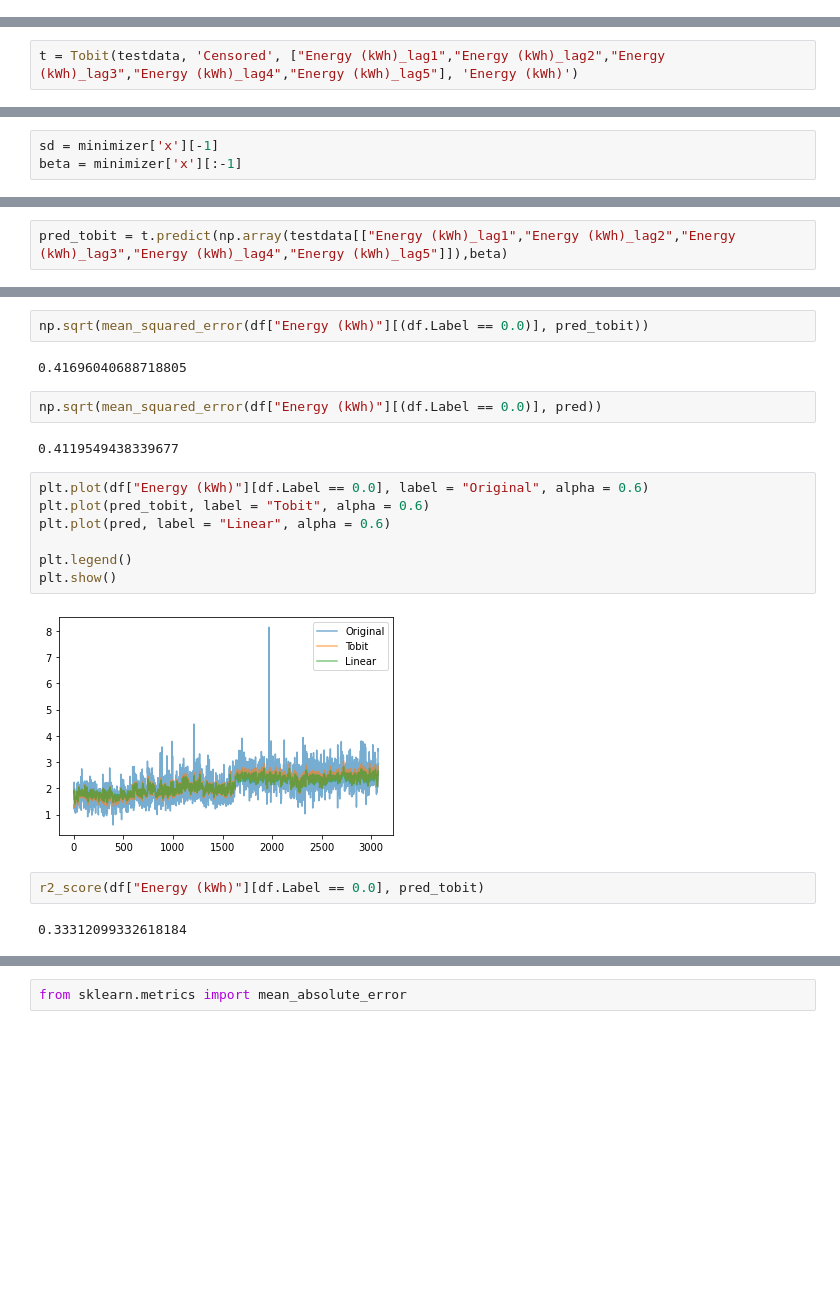
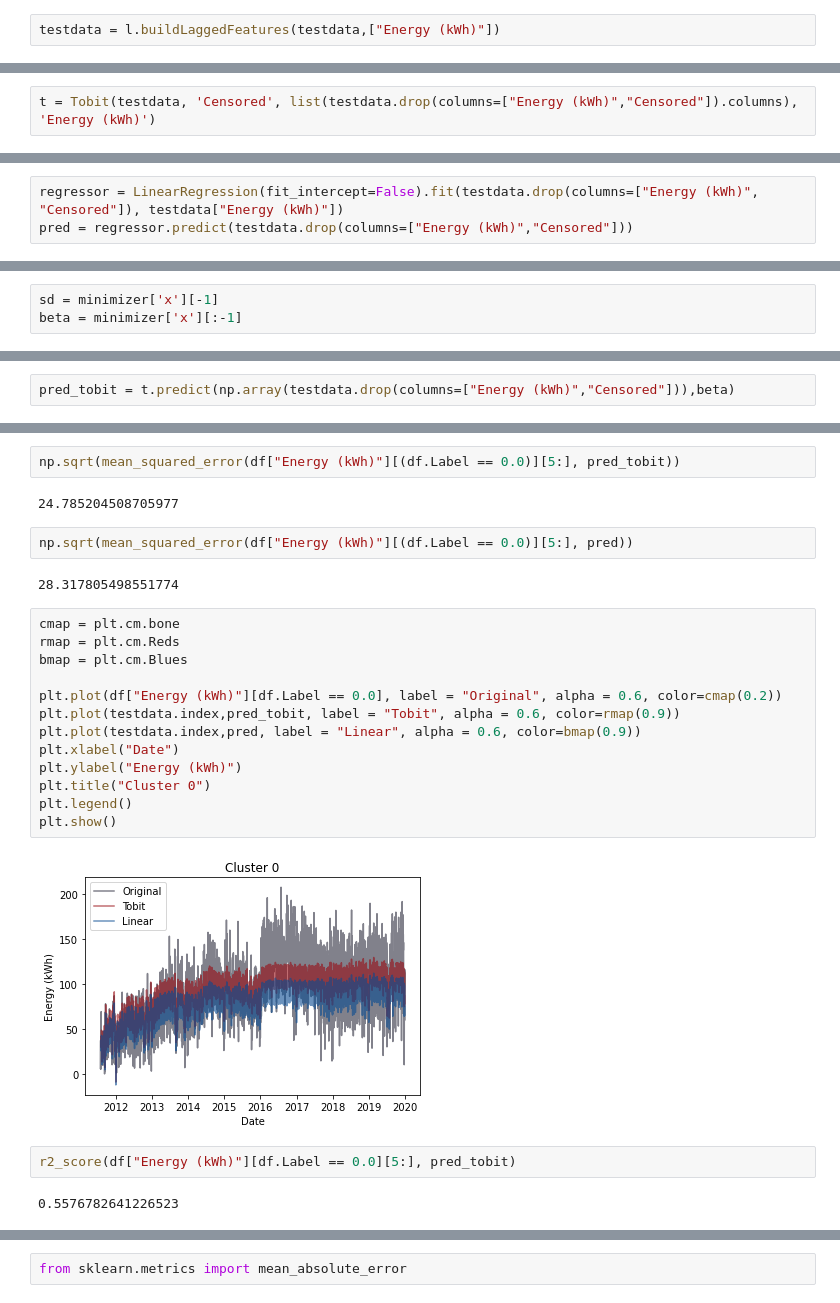
Before and after one commit to Jungar111/Bachelor2021, a Jupyter notebook: Modelling/tobit_test.ipynb, the cells around one changed output, grey strips where cells are left out. Cells and saved outputs as stored; diff of their text form; blank space fills up the shorter version.

```diff
--- a/Modelling/tobit_test.ipynb
+++ b/Modelling/tobit_test.ipynb
@@ -52,5 +113,7 @@ def censor(s):
 
     return s
+# %%
+testdata = l.buildLaggedFeatures(testdata,["Energy (kWh)"])
 # %%
 testdata = testdata.apply(censor, axis=1)
 # %%
@@ -65,2 +128,2 @@ testdata[testdata["Censored"] == False].shape
 # %%
-t = Tobit(testdata, 'Censored', ["Energy (kWh)_lag1","Energy (kWh)_lag2","Energy (kWh)_lag3","Energy (kWh)_lag4","Energy (kWh)_lag5"], 'Energy (kWh)')
+t = Tobit(testdata, 'Censored', list(testdata.drop(columns=["Energy (kWh)","Censored"]).columns), 'Energy (kWh)')
@@ -70,3 +130,6 @@ pred = regressor.predict(np.array(testdata[["Energy (kWh)_lag1","Energy (kWh)_la
+# %%
+regressor = LinearRegression(fit_intercept=False).fit(testdata.drop(columns=["Energy (kWh)", "Censored"]), testdata["Energy (kWh)"])
+pred = regressor.predict(testdata.drop(columns=["Energy (kWh)","Censored"]))
 # %%
 vars = regressor.coef_
 # %%
@@ -182,4 +304,4 @@ array([0.18107919, 0.16463001, 0.16186996, 0.17187732, 0.13269433])
 # %%
-pred_tobit = t.predict(np.array(testdata[["Energy (kWh)_lag1","Energy (kWh)_lag2","Energy (kWh)_lag3","Energy (kWh)_lag4","Energy (kWh)_lag5"]]),beta)
+pred_tobit = t.predict(np.array(testdata.drop(columns=["Energy (kWh)","Censored"])),beta)
 # %%
 plt.plot(testdata["Energy (kWh)"], label = "Original", alpha = 0.6)
@@ -193,22 +315,28 @@ plt.show()
 # %%
-np.sqrt(mean_squared_error(df["Energy (kWh)"][(df.Label == 0.0)], pred_tobit))
+np.sqrt(mean_squared_error(df["Energy (kWh)"][(df.Label == 0.0)][5:], pred_tobit))
 # %% [output]
-0.41696040688718805
+24.785204508705977
 # %%
-np.sqrt(mean_squared_error(df["Energy (kWh)"][(df.Label == 0.0)], pred))
+np.sqrt(mean_squared_error(df["Energy (kWh)"][(df.Label == 0.0)][5:], pred))
 # %% [output]
-0.4119549438339677
+28.317805498551774
 # %%
-plt.plot(df["Energy (kWh)"][df.Label == 0.0], label = "Original", alpha = 0.6)
-plt.plot(pred_tobit, label = "Tobit", alpha = 0.6)
-plt.plot(pred, label = "Linear", alpha = 0.6)
+cmap = plt.cm.bone
+rmap = plt.cm.Reds
+bmap = plt.cm.Blues
 
+plt.plot(df["Energy (kWh)"][df.Label == 0.0], label = "Original", alpha = 0.6, color=cmap(0.2))
+plt.plot(testdata.index,pred_tobit, label = "Tobit", alpha = 0.6, color=rmap(0.9))
+plt.plot(testdata.index,pred, label = "Linear", alpha = 0.6, color=bmap(0.9))
+plt.xlabel("Date")
+plt.ylabel("Energy (kWh)")
+plt.title("Cluster 0")
 plt.legend()
 plt.show()
 # %% [output]
-[figure, old version]
+[figure, new version]
 # %%
-r2_score(df["Energy (kWh)"][df.Label == 0.0], pred_tobit)
+r2_score(df["Energy (kWh)"][df.Label == 0.0][5:], pred_tobit)
 # %% [output]
-0.33312099332618184
+0.5576782641226523
 # %%
```
Also changed, not shown: parts of 22 cells of this notebook, 4 other files.
